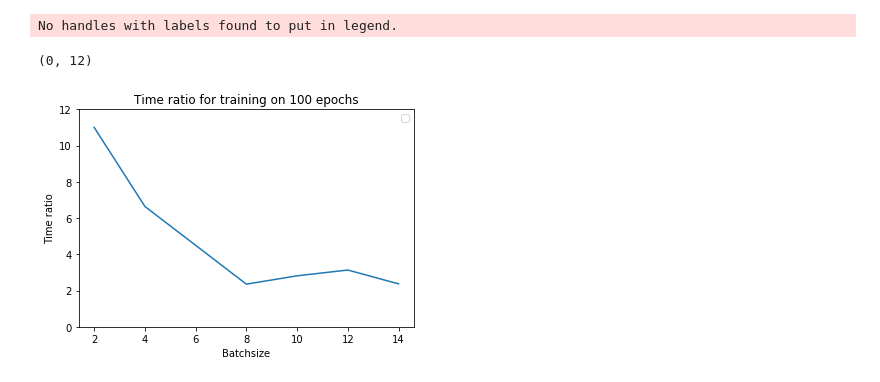
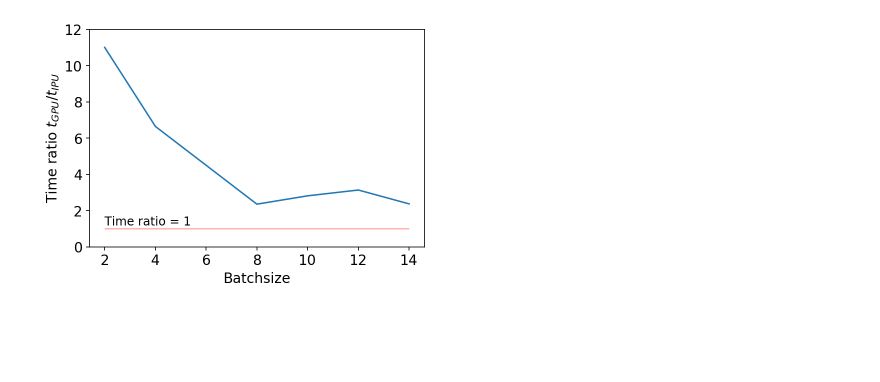
Before and after one commit to BastienArcelin/IPU-GPU, a Jupyter notebook: notebooks/Plot training-inference time.ipynb, the cells around one changed output. Saved outputs shown, nothing was run; the diff lists cells and outputs as text; code cells hidden in the pictures; blank space fills up the shorter version.

```diff
--- a/notebooks/Plot training-inference time.ipynb
+++ b/notebooks/Plot training-inference time.ipynb
@@ -21,12 +26,16 @@ plt.savefig('../img/training_time.png')
 time_ratio = np.array(gpu)/np.array(ipu)
 # %%
 plt.plot(nbins, time_ratio, '-')
-plt.legend()
-plt.xlabel('Batchsize')
-plt.ylabel('Time ratio')
-plt.title('Time ratio for training on 100 epochs')
+#plt.legend()
+plt.xlabel('Batchsize', fontsize = 14)
+plt.ylabel('Time ratio $t_{GPU}/t_{IPU}$', fontsize = 14)
+#plt.title('Time ratio ($t_{GPU}/t_{IPU}$) for training on 100 epochs', fontsize = 15)
+plt.hlines(1, 2, 14, color = 'red', alpha = 0.3)
+#plt.hlines(2, 2, 14, color = 'red', alpha = 0.3)
+plt.text(2, 1.2, 'Time ratio = 1', fontsize = 12)
+plt.tick_params(axis='both', which='major', labelsize=14)
 plt.ylim(0,12)
+#plt.tight_layout()
+plt.savefig('../img/training_time_ratio.pdf', dpi = 300, bbox_inches='tight')
 # %% [output]
-No handles with labels found to put in legend.
-(0, 12)
-[figure, old version]
+[figure, new version]
```
Also changed, not shown: parts of 2 cells of this notebook, 10 other files.
